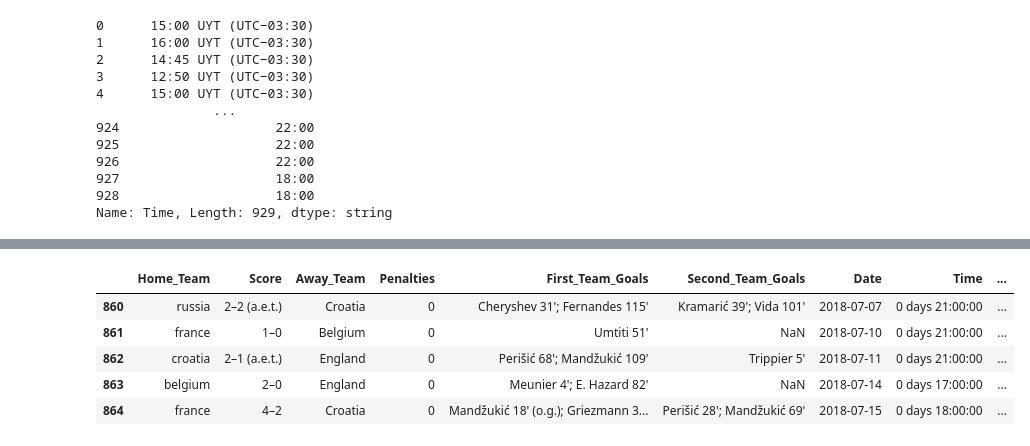
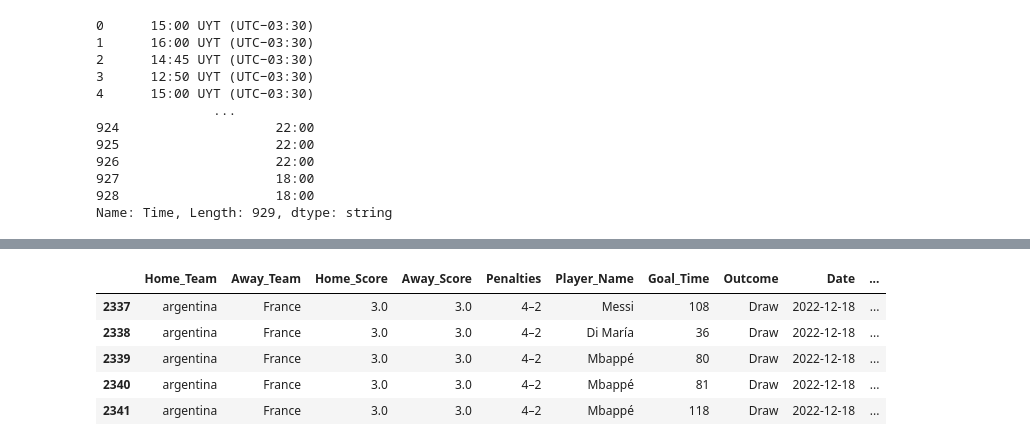
Before and after one commit to Gaurav135472/fifa_world_cupdata, a Jupyter notebook: fifa_dataset_cleaning.ipynb, the cells around one changed output, grey strips where cells are left out. Cells and saved outputs as stored; diff of their text form; code cells hidden in the pictures.

```diff
--- a/fifa_dataset_cleaning.ipynb
+++ b/fifa_dataset_cleaning.ipynb
@@ -469,0 +513,4 @@ fifa2.reset_index()
+# %%
+df.loc[temp_df.index, "Referee_City"] = temp_df['Referee']
+# %%
+df.loc[temp_df.index, "Referee"] = 'unknown'
@@ -469,0 +526,8 @@ fifa2.reset_index()
+# %%
+df['Home_Score'] = df['Score'].str.extract(r'(\d+)').astype(float)
+df['Away_Score'] = df['Score'].str.extract(r'–(\d+)').astype(float)
+
+# Create a column for match outcome: Home Win, Away Win, or Draw
+df['Outcome'] = df.apply(lambda row: 'Home Win' if row['Home_Score'] > row['Away_Score']
+                                   else ('Away Win' if row['Away_Score'] > row['Home_Score']
+                                         else 'Draw'), axis=1)
@@ -469,0 +543,6 @@ fifa2.reset_index()
+# %%
+new_order = ['Home_Team', 'Away_Team' , 'Home_Score' , 'Away_Score', 'Penalties', 'Player_Name', 'Goal_Time', 'Outcome' , 'Date', 'Time', 'Stadium', 'City', 'Attendance', 'Referee', 'Referee_City']
+
+fifa_data_reordered = df[new_order]
+
+fifa_data_reordered.head()
@@ -470,9 +556,9 @@ fifa2.reset_index()
 # %%
-fifa.tail()
+fifa_data_reordered.tail()
 # %% [output]
-|  | Home_Team | Score | Away_Team | Penalties | First_Team_Goals | Second_Team_Goals | Date | Time | ... |
-| 860 | russia | 2–2 (a.e.t.) | Croatia | 0 | Cheryshev 31'; Fernandes 115' | Kramarić 39'; Vida 101' | 2018-07-07 | 0 days 21:00:00 | ... |
-| 861 | france | 1–0 | Belgium | 0 | Umtiti 51' | NaN | 2018-07-10 | 0 days 21:00:00 | ... |
-| 862 | croatia | 2–1 (a.e.t.) | England | 0 | Perišić 68'; Mandžukić 109' | Trippier 5' | 2018-07-11 | 0 days 21:00:00 | ... |
-| 863 | belgium | 2–0 | England | 0 | Meunier 4'; E. Hazard 82' | NaN | 2018-07-14 | 0 days 17:00:00 | ... |
-| 864 | france | 4–2 | Croatia | 0 | Mandžukić 18' (o.g.); Griezmann 3... | Perišić 28'; Mandžukić 69' | 2018-07-15 | 0 days 18:00:00 | ... |
+|  | Home_Team | Away_Team | Home_Score | Away_Score | Penalties | Player_Name | Goal_Time | Outcome | Date | ... |
+| 2337 | argentina | France | 3.0 | 3.0 | 4–2 | Messi | 108 | Draw | 2022-12-18 | ... |
+| 2338 | argentina | France | 3.0 | 3.0 | 4–2 | Di María | 36 | Draw | 2022-12-18 | ... |
+| 2339 | argentina | France | 3.0 | 3.0 | 4–2 | Mbappé | 80 | Draw | 2022-12-18 | ... |
+| 2340 | argentina | France | 3.0 | 3.0 | 4–2 | Mbappé | 81 | Draw | 2022-12-18 | ... |
+| 2341 | argentina | France | 3.0 | 3.0 | 4–2 | Mbappé | 118 | Draw | 2022-12-18 | ... |
```
Also changed, not shown: parts of 22 cells of this notebook, 3 other files.
